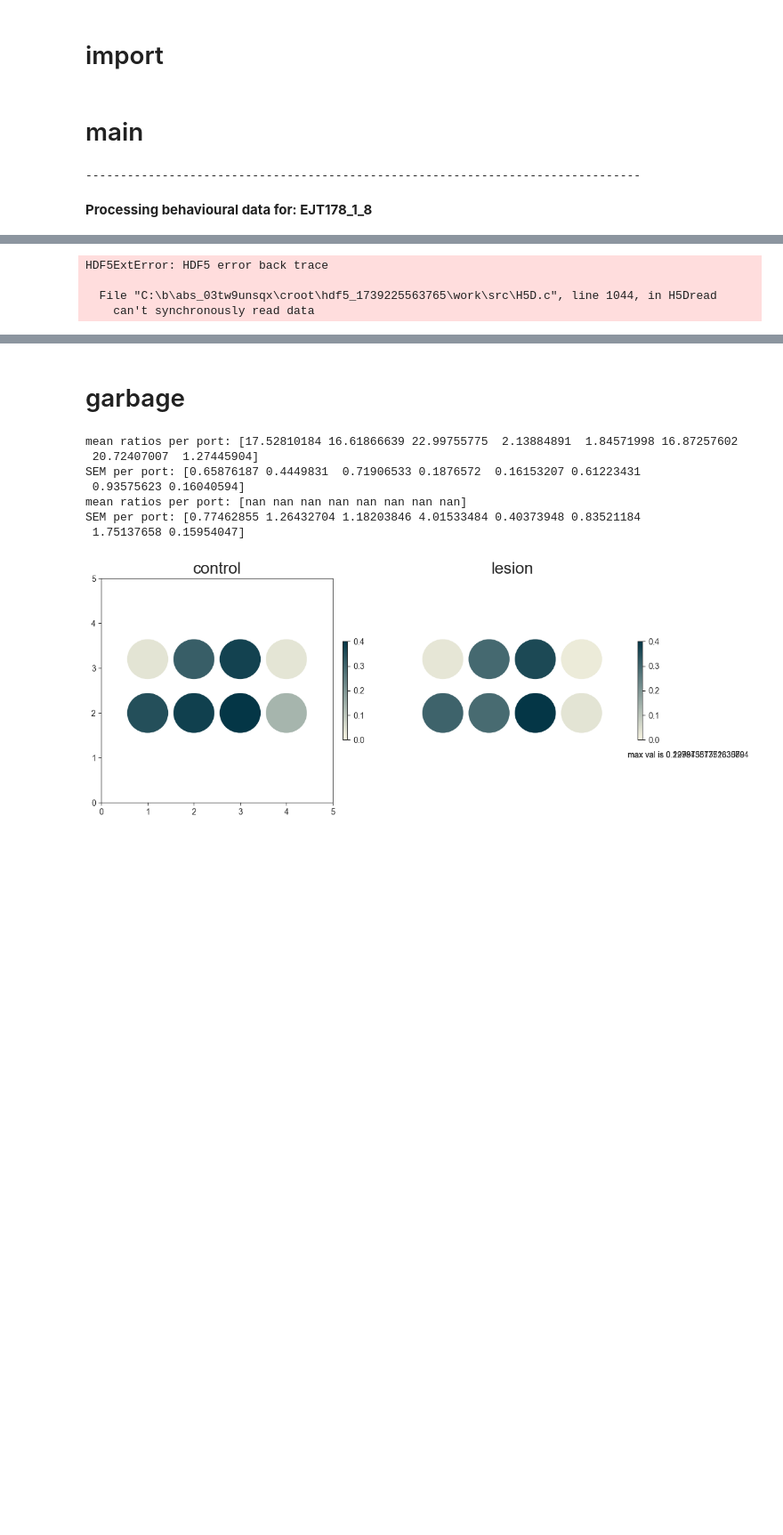
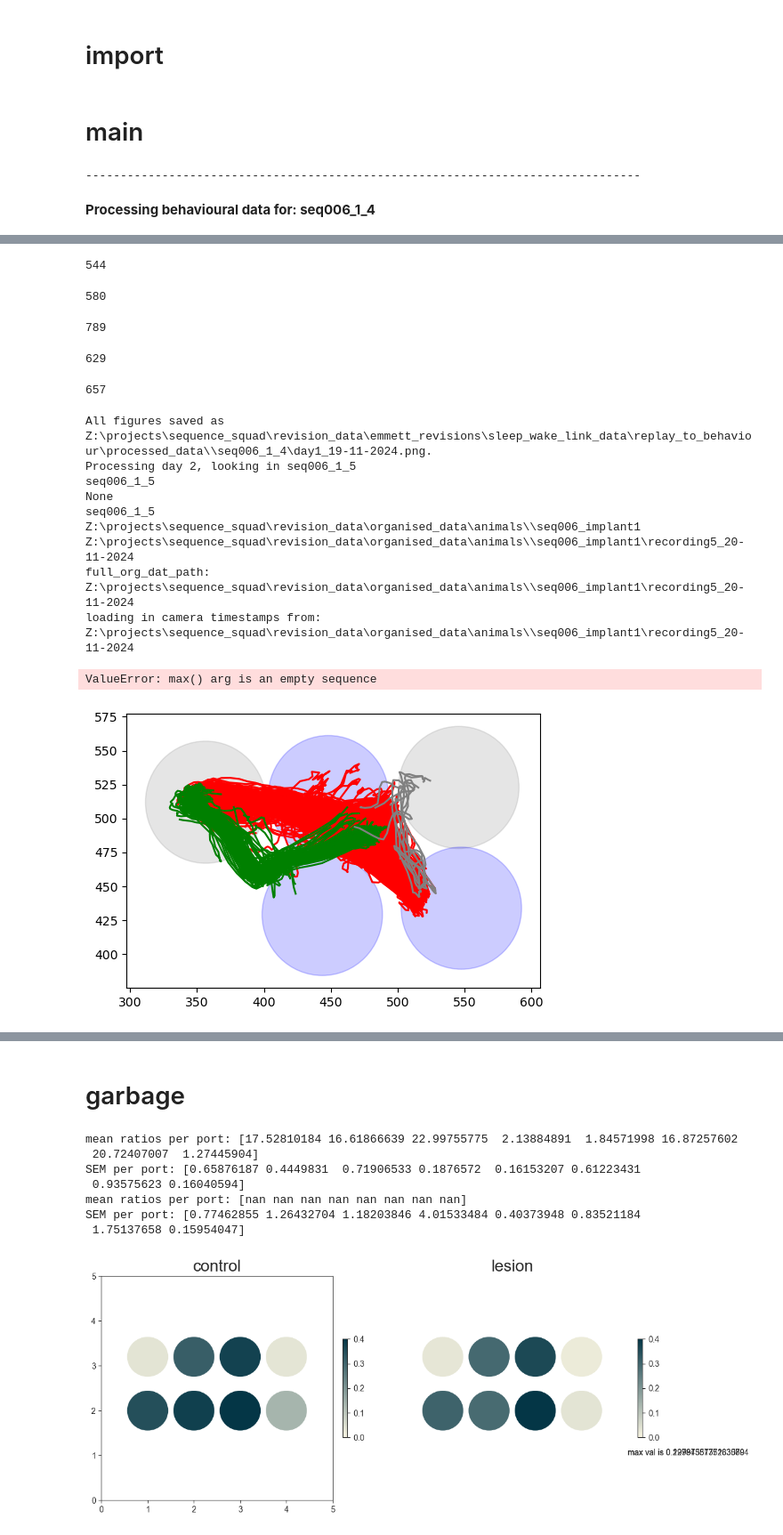
Before and after one commit to EmmettJT/sequences_analyse_PPSeq, a Jupyter notebook: revision_analysis/prioritisation_analysis/sleep_behaviour_link/1_stb_extract_behavioural_features.ipynb, the cells around one changed output, grey strips where cells are left out. Shown at 89% size. Saved outputs shown, nothing was run; the diff lists cells and outputs as text; code cells hidden in the pictures; blank space fills up the shorter version.

```diff
--- a/revision_analysis/prioritisation_analysis/sleep_behaviour_link/1_stb_extract_behavioural_features.ipynb
+++ b/revision_analysis/prioritisation_analysis/sleep_behaviour_link/1_stb_extract_behavioural_features.ipynb
@@ -1489,7 +1496,7 @@ animals = ['EJT136_1_3','EJT149_1_1','EJT178_1_6','EJT178_1_7','EJT178_1_8','EJT
            'EJT270_1_6','SEQ006_1_8','SEQ006_1_9','SEQ006_1_10','EJT269_1_2','AP5R_1_2','AP5R_1_3','SEQ006_1_1','SEQ006_1_3',
            'SEQ006_1_4','SEQ006_1_5','SEQ006_1_6','SEQ007_1_1','SEQ007_1_2']
 
-animals = ['EJT178_1_8']
+animals = ['seq006_1_4']
 
 # to be added once ppseq sleep has run! []
 
@@ -1590,7 +1597,6 @@ for m_i_r in animals:
             # process/uncycle the raw timestamps
             camera_timestamps_df = process_raw_timestamps(full_org_dat_path)
 
-
         ## add in fix for AP5 mouse error
         if not len(camera_timestamps_df) == len(back_head_centre_df):
             print('WARNING: camera timestamps and tracking data are not the same length')
@@ -1608,10 +1614,10 @@ for m_i_r in animals:
             task_mask = camera_timestamps_df.epoch == 'task'
 
             # find task relevant tracking periods, extract times mouse is close to each behavioural port
-            threshold_breaks,port_centroids,current_x,current_y,radius_used = find_task_relevant_tracking_points(back_head_centre_df[task_mask],p1[task_mask],p2[task_mask],p3[task_mask],p4[task_mask],p5[task_mask],radius = 45)
+            threshold_breaks,port_centroids,current_x,current_y,radius_used = find_task_relevant_tracking_points(back_head_centre_df[task_mask],p1[task_mask],p2[task_mask],p3[task_mask],p4[task_mask],p5[task_mask],m_i_r_crrent,radius = 45)
         else:
             # find task relevant tracking periods, extract times mouse is close to each behavioural port
-            threshold_breaks,port_centroids,current_x,current_y,radius_used = find_task_relevant_tracking_points(back_head_centre_df,p1,p2,p3,p4,p5,radius = 45)
+            threshold_breaks,port_centroids,current_x,current_y,radius_used = find_task_relevant_tracking_points(back_head_centre_df,p1,p2,p3,p4,p5,m_i_r_crrent,radius = 45)
 
         ## each of these is a frame so we know the timing between them. ie. one frame is 1/60s
         fps = 1/np.nanmean(np.diff(camera_timestamps_df['Time Stamps'].values))
@@ -1630,7 +1636,7 @@ for m_i_r in animals:
 
 
         # add alteration for this mouse as it messes up
-        if mir in ['seq006_1_5','seq007_1_2','seq006_1_8','seq006_1_9']:
+        if mir in ['seq006_1_5','seq007_1_2','seq006_1_8','seq006_1_9','seq006_1_4']:
             start_port,end_port = 3,4
             T3_start_ind, T3_end_ind = extract_port_to_port_trajetories(start_port,end_port,frame_filter,threshold_breaks,2,2,2)
             start_port,end_port = 4,5
@@ -1970,4 +1976,4 @@ for m_i_r in animals:
     print('____________________________________________________________________________________________________')
 # %% [output]
 --------------------------------------------------------------------------------
-Processing behavioural data for: EJT178_1_8
+Processing behavioural data for: seq006_1_4
@@ -1976,4 +1998,16 @@ day 2 tracking found
-HDF5ExtError: HDF5 error back trace
-
-  File "C:\b\abs_03tw9unsqx\croot\hdf5_1739225563765\work\src\H5D.c", line 1044, in H5Dread
-    can't synchronously read data
+544
+580
+789
+629
+657
+All figures saved as Z:\projects\sequence_squad\revision_data\emmett_revisions\sleep_wake_link_data\replay_to_behaviour\processed_data\\seq006_1_4\day1_19-11-2024.png.
+Processing day 2, looking in seq006_1_5
+seq006_1_5
+None
+seq006_1_5
+Z:\projects\sequence_squad\revision_data\organised_data\animals\\seq006_implant1
+Z:\projects\sequence_squad\revision_data\organised_data\animals\\seq006_implant1\recording5_20-11-2024
+full_org_dat_path: Z:\projects\sequence_squad\revision_data\organised_data\animals\\seq006_implant1\recording5_20-11-2024
+loading in camera timestamps from: Z:\projects\sequence_squad\revision_data\organised_data\animals\\seq006_implant1\recording5_20-11-2024
+ValueError: max() arg is an empty sequence
+[figure, added]
```
Also changed, not shown: parts of 7 cells of this notebook.
